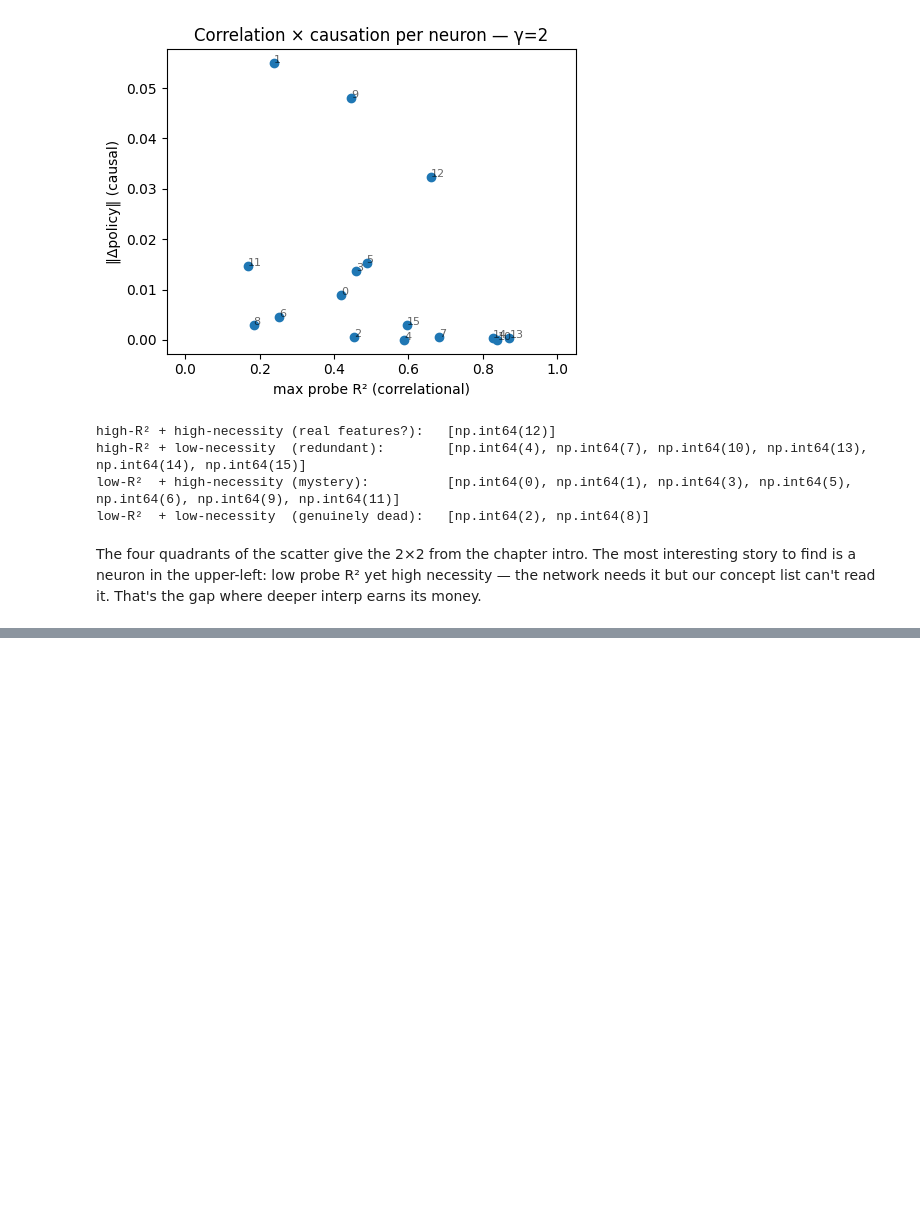
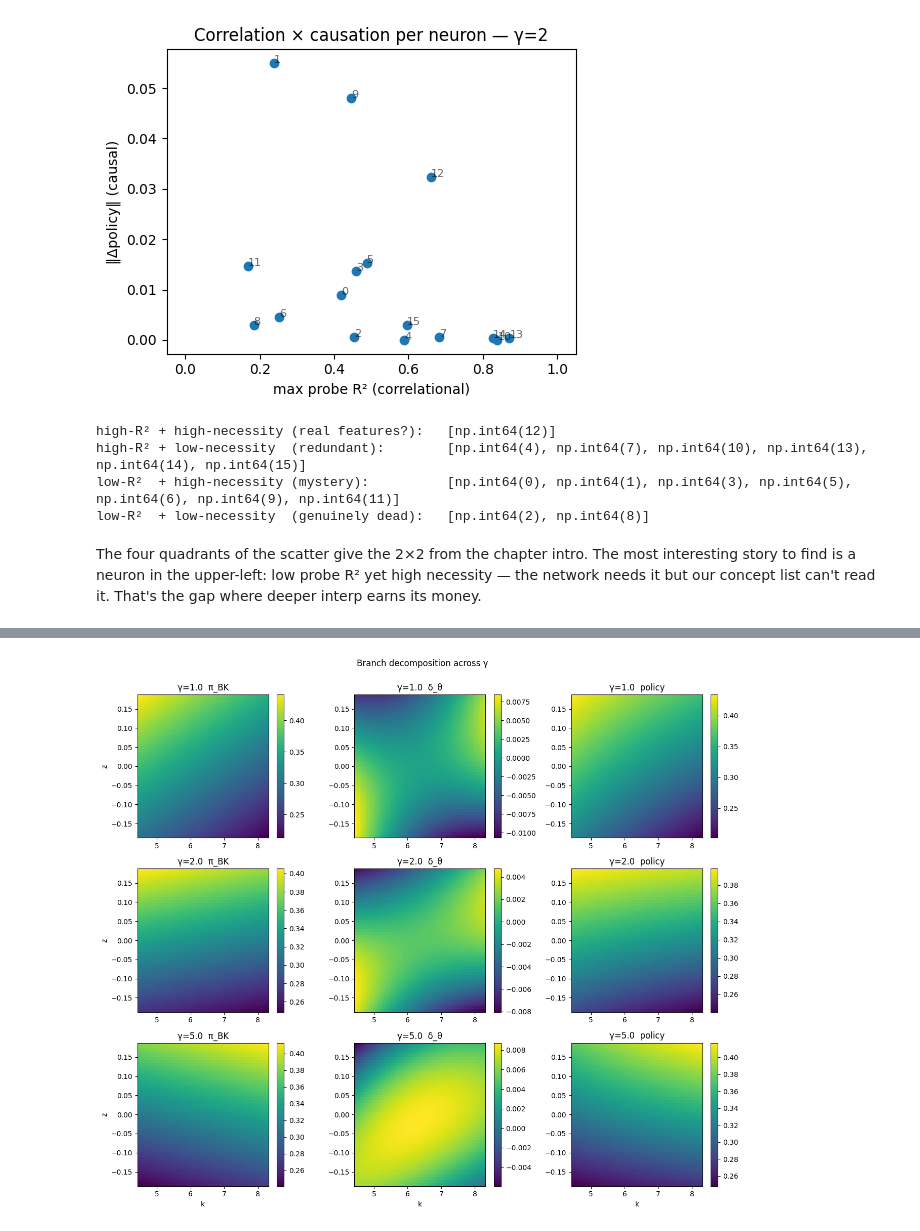
Before and after one commit to deqn-jax/deqn-jax, a Jupyter notebook: examples/interp_brock_mirman.ipynb, the cells around one changed output, grey strips where cells are left out. Saved outputs shown, nothing was run; the diff lists cells and outputs as text; code cells hidden in the pictures; blank space fills up the shorter version.

```diff
--- a/examples/interp_brock_mirman.ipynb
+++ b/examples/interp_brock_mirman.ipynb
@@ -409,0 +419,28 @@ list can't read it. That's the gap where deeper interp earns its money.
+# %%
+fig, axes = plt.subplots(3, 3, figsize=(13, 11))
+
+for row, g in enumerate(GAMMAS):
+    net_g = nets[g]
+    states_g, K_g, Z_g = state_grid(net_g)
+    bd_g = branch_decompose(net_g, states_g)
+    bk_g = np.asarray(bd_g["bk"]).reshape(K_g.shape)
+    delta_g = np.asarray(bd_g["mlp_delta"]).reshape(K_g.shape)
+    policy_g = np.asarray(bd_g["policy"]).reshape(K_g.shape)
+    for ax, arr, title in zip(
+        axes[row],
+        (bk_g, delta_g, policy_g),
+        ("π_BK", "δ_θ", "policy"),
+    ):
+        pcm = ax.pcolormesh(K_g, Z_g, arr, shading="auto", cmap="viridis")
+        ax.set_title(f"γ={g}  {title}")
+        fig.colorbar(pcm, ax=ax)
+        if row == 2:
+            ax.set_xlabel("k")
+        if title == "π_BK":
+            ax.set_ylabel("z")
+fig.suptitle("Branch decomposition across γ", y=1.00)
+fig.tight_layout()
+fig.savefig(f"{FIGDIR}/ch5_decomposition_gamma_sweep.png", dpi=150)
+plt.show()
+# %% [output]
+[figure, added]
```
Also changed, not shown: parts of 4 cells of this notebook, 3 other files.
